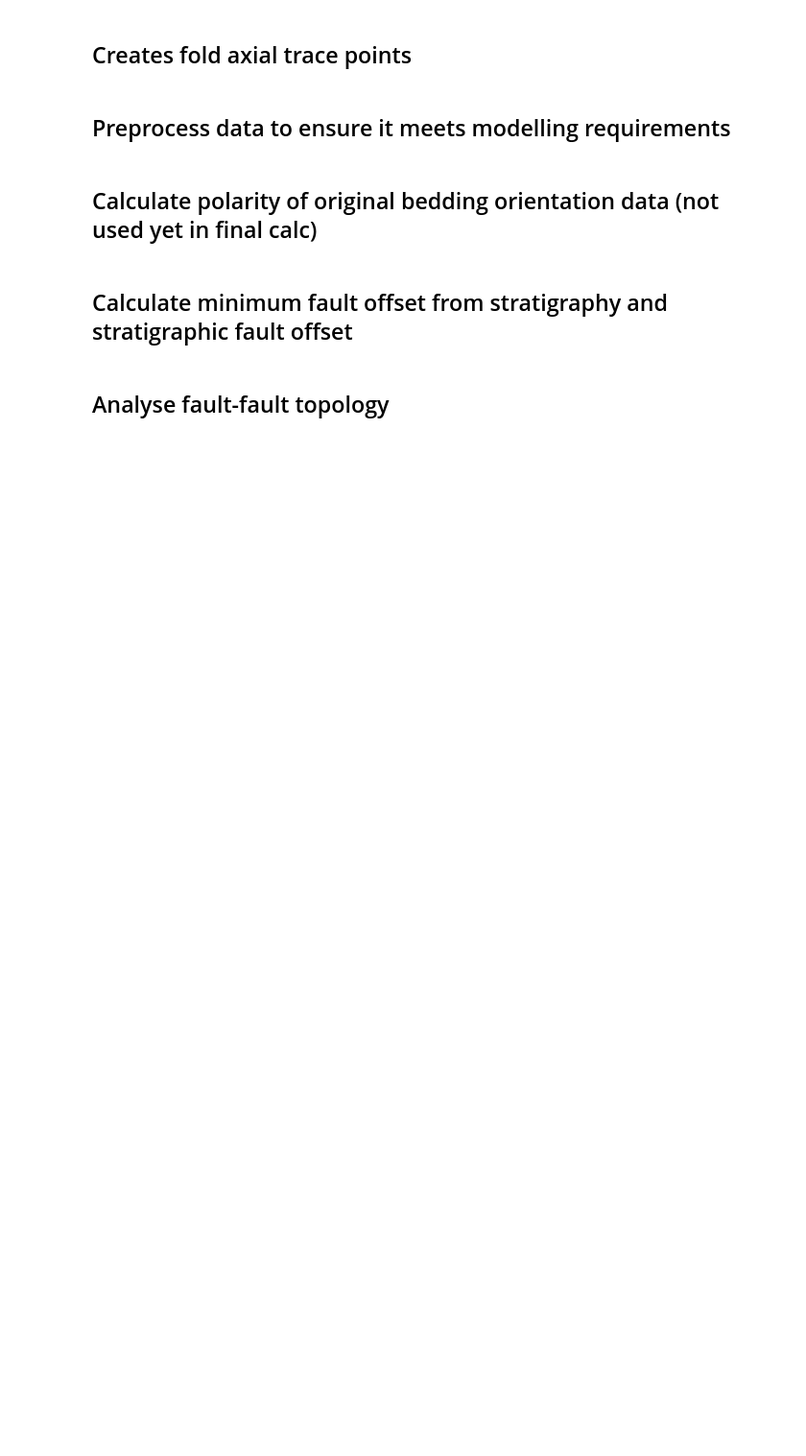
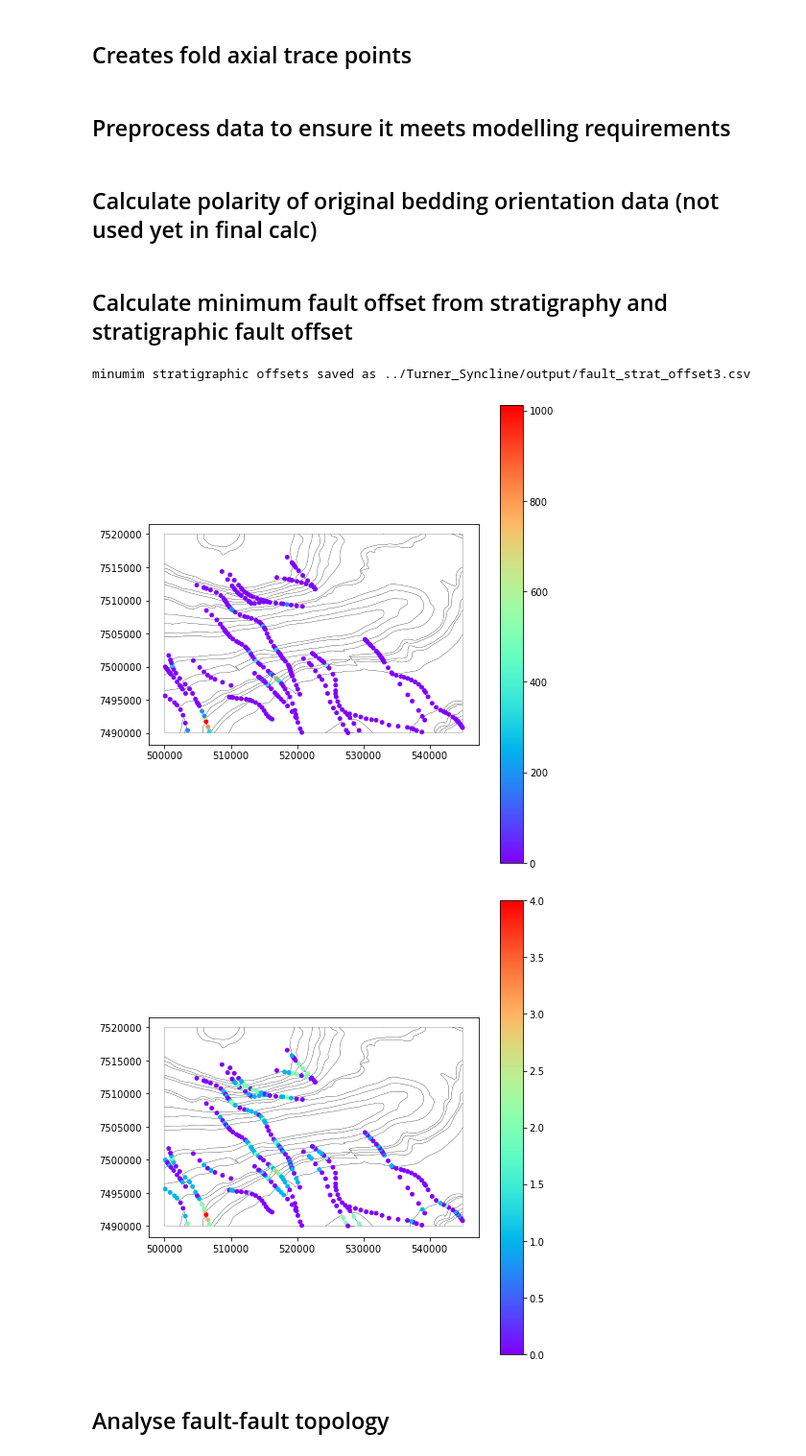
Before and after one commit to RichardScottOZ/map2loop, a Jupyter notebook: notebooks/1. Hamersley map processing.ipynb, the cells around one changed output. Shown at 96% size. Drawn from its saved outputs; the diff is of its cells as text; code cells hidden in the pictures; blank space fills up the shorter version.

```diff
--- a/notebooks/1. Hamersley map processing.ipynb
+++ b/notebooks/1. Hamersley map processing.ipynb
@@ -776,12 +1015,19 @@ if(workflow['polarity']):
 # %% [markdown]
 ## Calculate minimum fault offset from stratigraphy and stratigraphic fault offset
 # %%
-if(workflow['strat_offset']):
-    m2l_geometry.fault_strat_offset(output_path,c_l,dst_crs,output_path+'formation_summary_thicknesses.csv', tmp_path+'all_sorts.csv',tmp_path+'faults_clip.shp',tmp_path+'geol_clip.shp',output_path+'fault_dimensions.csv')
+if(workflow['strat_offset'] and os.path.exists(fault_file)):
+    fault_test=pd.read_csv(output_path+'fault_dimensions.csv',',')
+    if(len(fault_test)>0):
+
+        m2l_geometry.fault_strat_offset(output_path,c_l,dst_crs,output_path+'formation_summary_thicknesses.csv', tmp_path+'all_sorts.csv',tmp_path+'faults_clip.shp',tmp_path+'geol_clip.shp',output_path+'fault_dimensions.csv')
 
 
-    m2l_utils.plot_points(output_path+'fault_strat_offset3.csv',geol_clip,'min_offset','X','Y',True,'numeric')
-    m2l_utils.plot_points(output_path+'fault_strat_offset3.csv',geol_clip,'strat_offset','X','Y',True,'numeric')
+        m2l_utils.plot_points(output_path+'fault_strat_offset3.csv',geol_clip,'min_offset','X','Y',True,'numeric')
+        m2l_utils.plot_points(output_path+'fault_strat_offset3.csv',geol_clip,'strat_offset','X','Y',True,'numeric')
+# %% [output]
+minumim stratigraphic offsets saved as ../Turner_Syncline/output/fault_strat_offset3.csv
+[figure, added]
+[figure, added]
 # %% [markdown]
 ## Analyse fault-fault topology
 # %%
```
Also changed, not shown: parts of 46 cells of this notebook, 20 other files.
